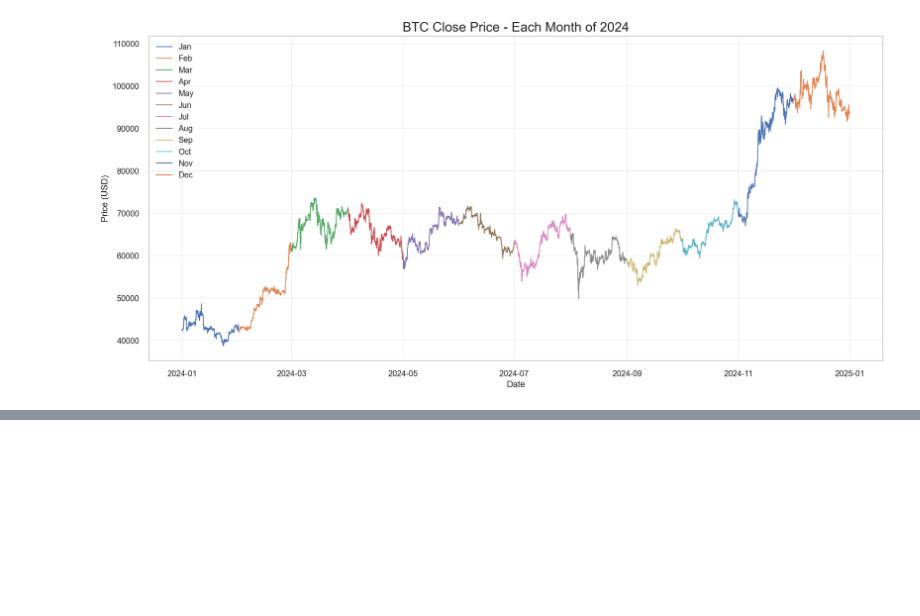
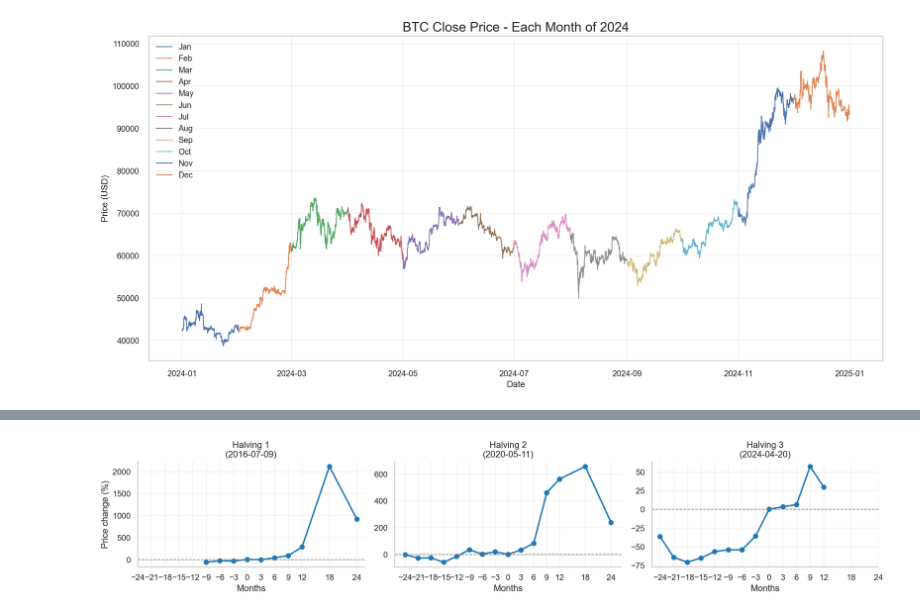
Before and after one commit to Stevenberger1/Stock-Market-Prediction, a Jupyter notebook: data/Statistical_analysis.ipynb, the cells around one changed output, grey strips where cells are left out. Drawn from its saved outputs; the diff is of its cells as text; code cells hidden in the pictures; blank space fills up the shorter version.

Commit message:
Working on effect of bitcoin halving on the price + bitcion volume on price jumps

```diff
--- a/data/Statistical_analysis.ipynb
+++ b/data/Statistical_analysis.ipynb
@@ -858,0 +1040,89 @@ plt.show()
+# %%
+# ───────────── File paths & event info ───────────────────────────────────────
+CSV_BTC   = r"C:\Users\ADMIN\Desktop\Coding_projects\stock_market_prediction\Stock-Market-Prediction\data\processed\gemini_btc_data_final_version.csv"
+
+HALVINGS  = [("2016-07-09", 1),
+             ("2020-05-11", 2),
+             ("2024-04-20", 3)]  # (date, event-id)
+
+RET_MONTHS = list(range(-24, 13, 3)) + [12, 18, 24]  # explicitly include 12
+
+# ───────────── Imports & plotting style ──────────────────────────────────────
+import pandas as pd, numpy as np, re, matplotlib.pyplot as plt, seaborn as sns
+from pathlib import Path
+
+sns.set_theme(style="whitegrid")
+plt.rcParams.update({
+    "figure.dpi": 220,
+    "axes.spines.top": False,
+    "axes.spines.right": False
+})
+
+# ───────────── Load daily close data ─────────────────────────────────────────
+raw = pd.read_csv(Path(CSV_BTC))
+
+tcol = next((c for c in raw.columns if re.search(r"(date|time|stamp)", c, re.I)), None)
+if tcol is None:
+    raise ValueError("timestamp column not found")
+
+raw[tcol] = pd.to_datetime(raw[tcol], errors="coerce")
+btc = (raw.dropna(subset=[tcol])
+          .set_index(tcol)
+          .sort_index())
+
+close_d = btc["close"].astype(float).resample("1D").last().dropna()
+latest_date = close_d.index.max()
+
+# ───────────── Helper to fetch last available price ≤ timestamp ─────────────
+def px(ts):
+    idx = close_d.index.searchsorted(ts, side="right") - 1
+    return close_d.iloc[idx] if idx >= 0 else np.nan
+
+# ───────────── Clean halving dates defensively ───────────────────────────────
+HALVINGS_CLEAN = [(re.sub(r"[^\d\-]", "-", d.strip()), eid) for d, eid in HALVINGS]
+
+# ───────────── Build %‑change matrix ─────────────────────────────────────────
+rows = []
+for date_str, eid in HALVINGS_CLEAN:
+    t0 = pd.Timestamp(date_str)
+    p0 = px(t0)
+    rec = {"event": eid, "T0": t0.date(), "P0": p0}
+    for m in RET_MONTHS:
+        t = t0 + pd.DateOffset(months=m)
+
+        # Use +11m fallback if +12m is missing for 2024 halving
+        if eid == 3 and m == 12 and (t > latest_date or pd.isna(px(t))):
+            t = t0 + pd.DateOffset(months=11)
+            print(f"⚠️ Using +11m as fallback for +12m (2024 halving): {t.date()}")
+
+        if t > latest_date + pd.Timedelta(days=1) or t < close_d.index.min():
+            print(f"⚠️ Skipping month {m:+} for event {eid} (out of range): {t}")
+            continue
+
+        rec[m] = px(t) / p0 - 1
+    rows.append(rec)
+
+df = (pd.DataFrame(rows)
+        .set_index("event")
+        .sort_index())
+
+# ───────────── Plot all halving events side by side (1 row, 3 columns) ───────
+fig, axes = plt.subplots(nrows=1, ncols=3, figsize=(15, 3), sharey=False)
+
+for ax, (event_id, row) in zip(axes, df.iterrows()):
+    months_all = sorted([k for k in row.index if isinstance(k, int)])
+    ys = [row[m] * 100 for m in months_all]
+
+    ax.plot(months_all, ys, marker="o", lw=2, color="tab:blue")
+    ax.axhline(0, ls="--", color="gray", lw=1)
+    ax.set_xticks(months_all)
+    ax.set_xlabel("Months")
+    ax.set_title(f"Halving {event_id}\n({row.T0})")
+    ax.grid(alpha=0.25)
+
+axes[0].set_ylabel("Price change (%)")
+
+plt.tight_layout(rect=[0, 0, 1, 0.95])
+plt.subplots_adjust(top=0.88)
+plt.show()
+# %% [output]
@@ -858,0 +1138 @@ plt.show()
+[figure, added]
```
Also changed, not shown: parts of 6 cells of this notebook.
